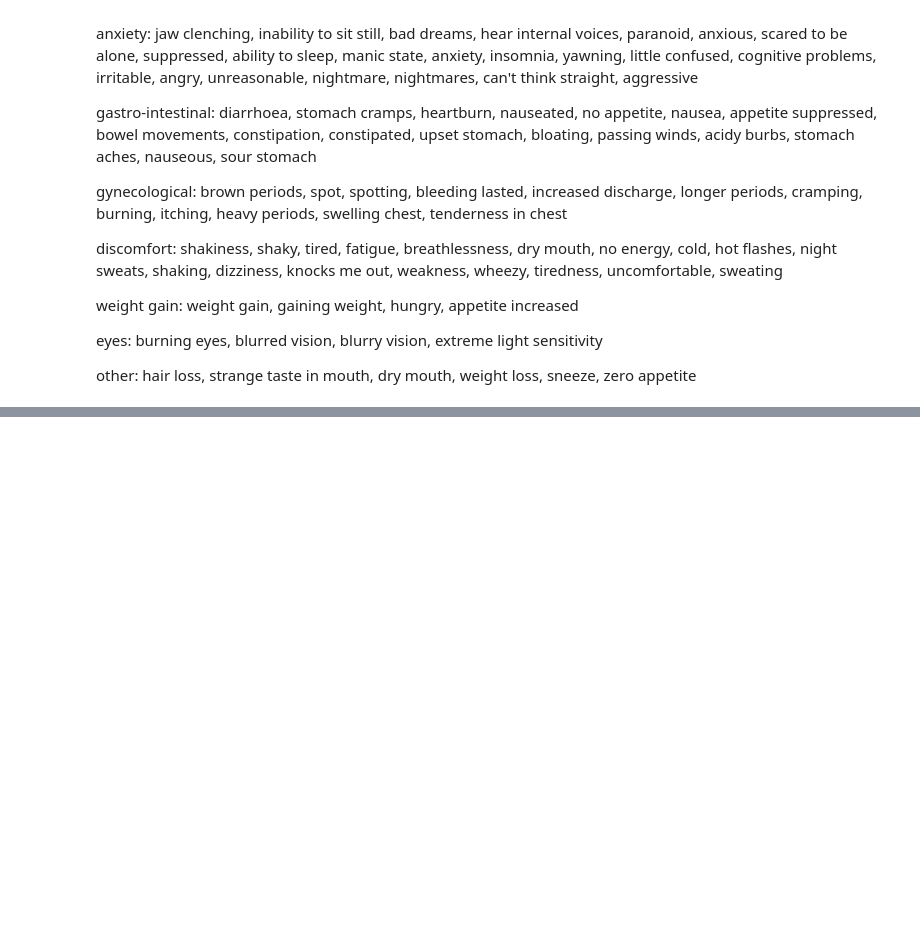
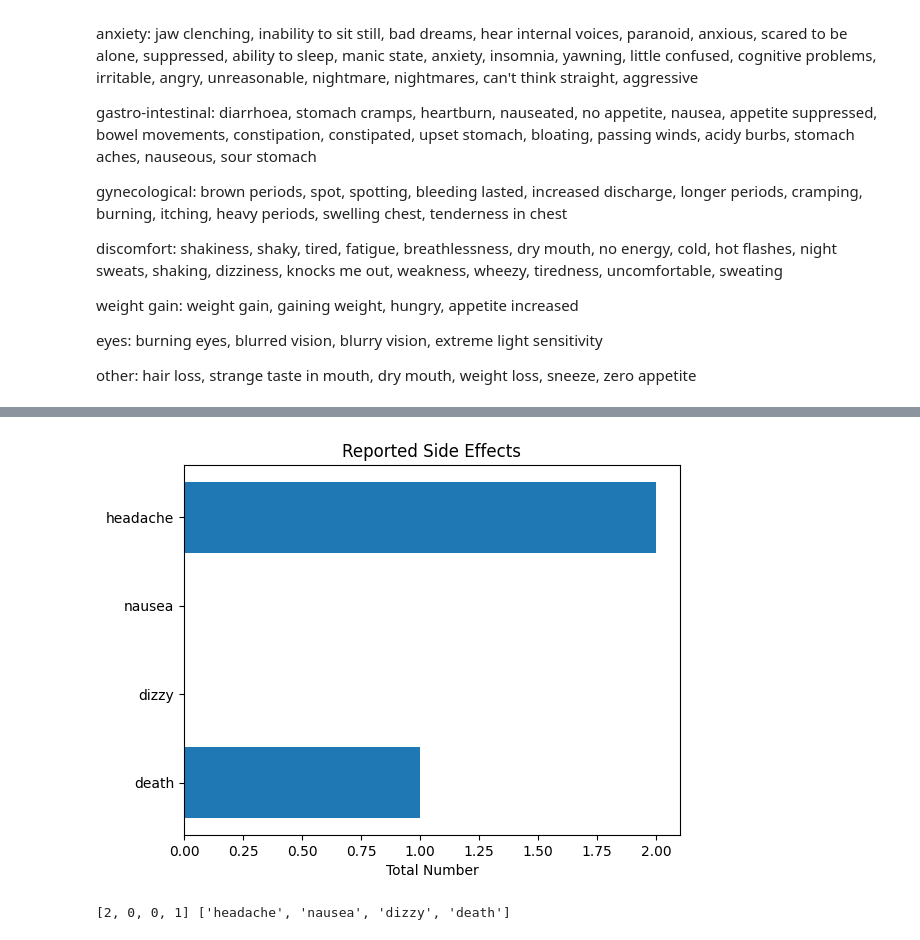
Before and after one commit to hendahmke/adverse_drug_reactions, a Jupyter notebook: notebooks/henni_dictionary_sideeffects.ipynb, the cells around one changed output, grey strips where cells are left out. Drawn from its saved outputs; the diff is of its cells as text; code cells hidden in the pictures; blank space fills up the shorter version.

```diff
--- a/notebooks/henni_dictionary_sideeffects.ipynb
+++ b/notebooks/henni_dictionary_sideeffects.ipynb
@@ -293,0 +421,24 @@ real_se_domains: ['pain', 'skin', 'libido', 'depression', 'anxiety', 'gastro-int
+# %%
+plt.rcdefaults()
+fig, ax = plt.subplots()
+
+# Example data
+y_pos = len(sideeffect_df.columns)
+se_names = sideeffect_df.columns
+group_data
+
+ax.barh(group_names, group_data, align='center')
+ax.set_yticks(y_pos)
+ax.set_yticklabels(side_effects)
+
+ax.invert_yaxis()  # labels read top-to-bottom
+ax.set_xlabel('Total Number')
+ax.set_title('Reported Side Effects')
+
+plt.show()
+
+
+#ax.barh(group_names, group_data)
+#['headache', 'nausea', 'dizzy', 'death'][2, 0, 0, 1]
+# %% [output]
+[figure, added]
@@ -293,0 +447,7 @@ real_se_domains: ['pain', 'skin', 'libido', 'depression', 'anxiety', 'gastro-int
+# %%
+group_data = list(dick.values())[2:]
+group_names = list(dick.keys())[2:]
+
+print(group_data, group_names)
+# %% [output]
+[2, 0, 0, 1] ['headache', 'nausea', 'dizzy', 'death']
```
Also changed, not shown: parts of 22 cells of this notebook, 2 other files.
